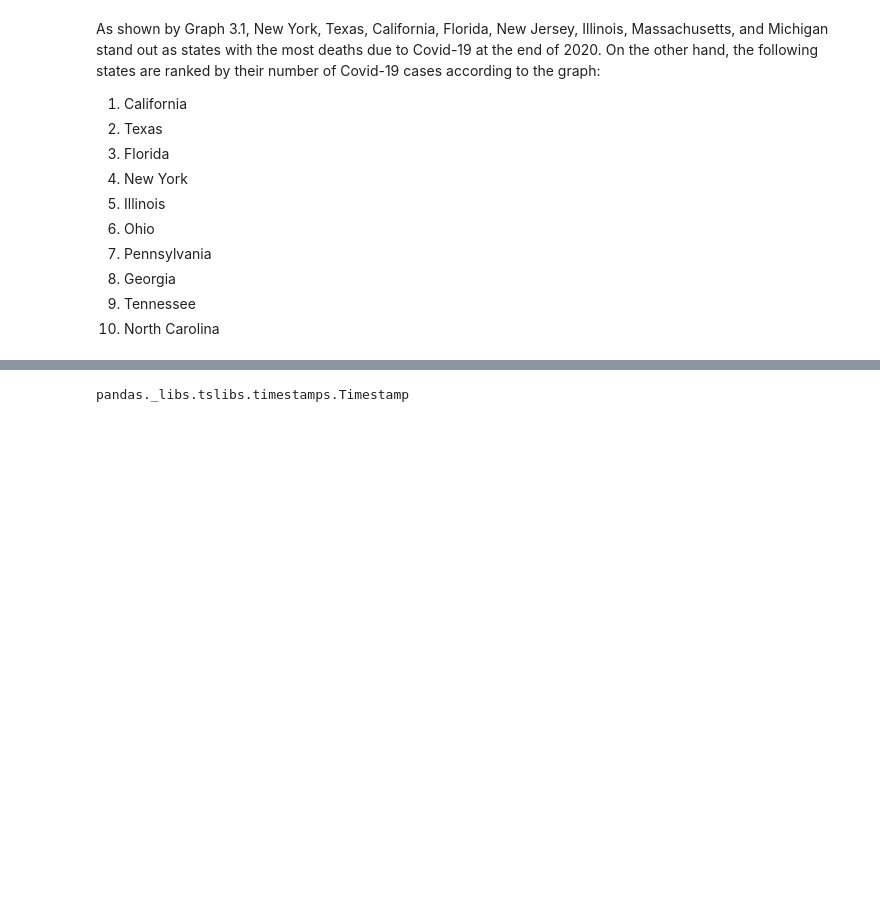
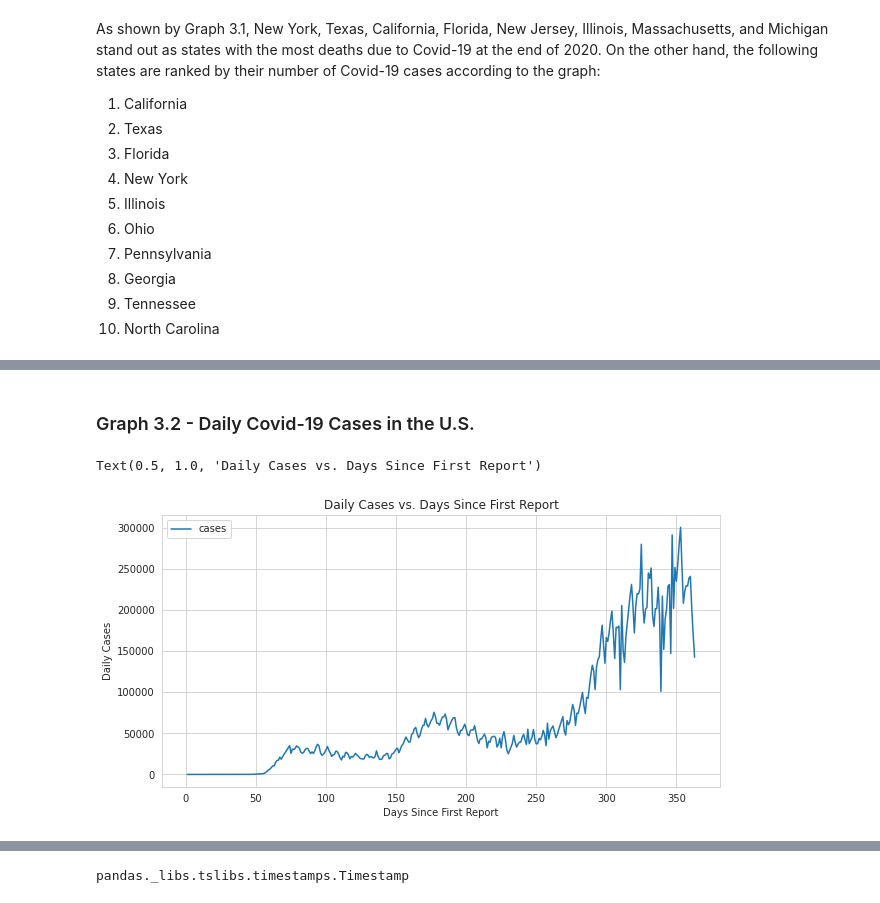
Before and after one commit to nickdlc/CUNY-Data-Analytics, a Jupyter notebook: mini_projects/data_analytics/Data_Analytics_Mini_Project02.ipynb, the cells around one changed output, grey strips where cells are left out. Cells and saved outputs as stored; diff of their text form; code cells hidden in the pictures; blank space fills up the shorter version.

Commit message:
Add countrywide cases and deaths per day

```diff
--- a/mini_projects/data_analytics/Data_Analytics_Mini_Project02.ipynb
+++ b/mini_projects/data_analytics/Data_Analytics_Mini_Project02.ipynb
@@ -307,0 +310,10 @@ As shown by Graph 3.1, New York, Texas, California, Florida, New Jersey, Illinoi
+# %%
+plt.figure(figsize=(10,5))
+
+daily_data = data.drop(['county', 'state', 'fips', 'month', 'month of year', 'day',\
+                       'day of month', 'year'], axis=1)
+
+daily_data = daily_data.groupby('date').sum().reset_index()
+
+daily_data['daily cases'] = daily_data.cases.diff()
+daily_data['daily deaths'] = daily_data.deaths.diff()
@@ -307,0 +345,11 @@ As shown by Graph 3.1, New York, Texas, California, Florida, New Jersey, Illinoi
+# %% [markdown]
+### Graph 3.2 - Daily Covid-19 Cases in the U.S.
+# %%
+plt.figure(figsize=(10,5))
+sns.lineplot(data=daily_data['daily cases'], label='cases')
+plt.xlabel('Days Since First Report')
+plt.ylabel('Daily Cases')
+plt.title('Daily Cases vs. Days Since First Report')
+# %% [output]
+Text(0.5, 1.0, 'Daily Cases vs. Days Since First Report')
+[figure, added]
```
Also changed, not shown: parts of 41 cells of this notebook.
